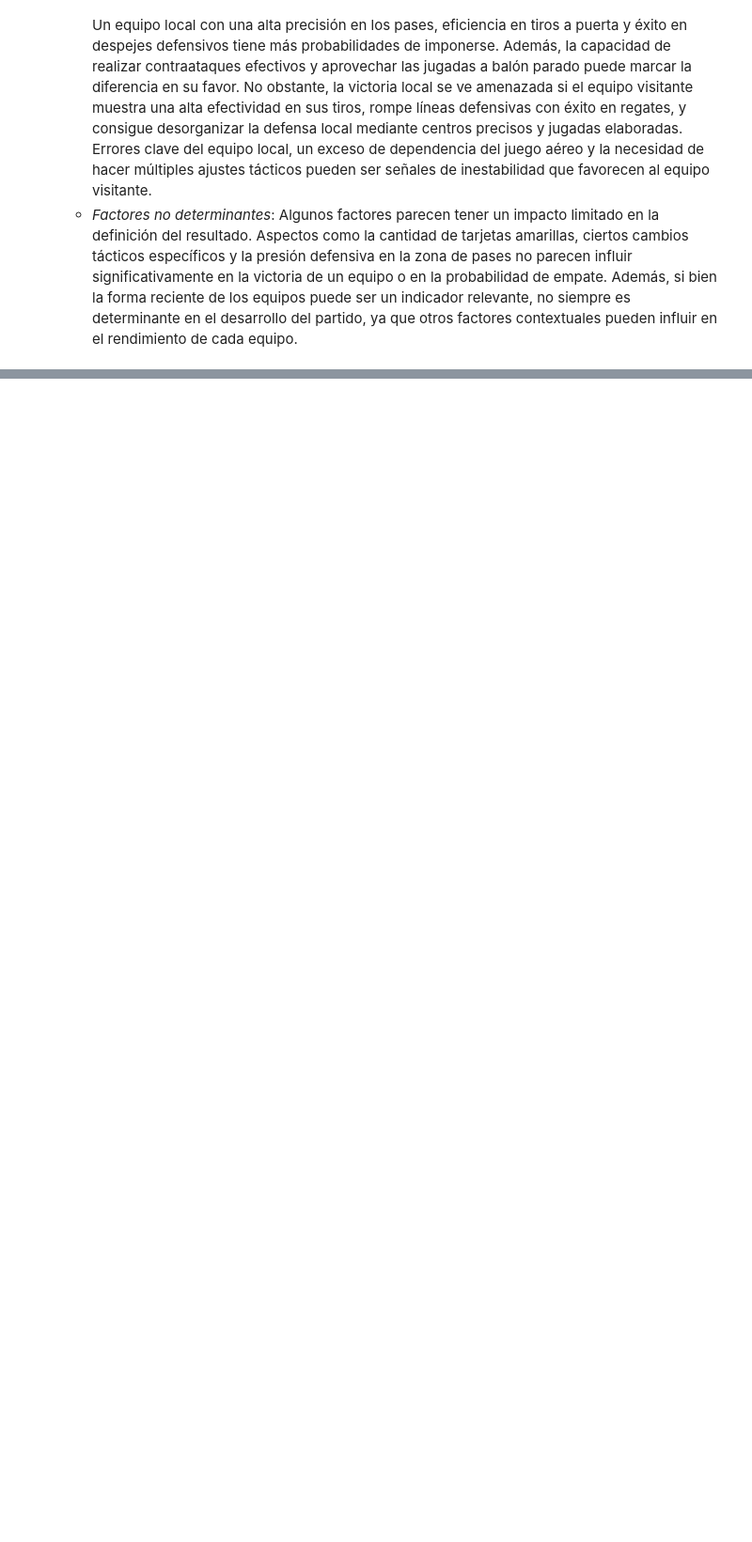
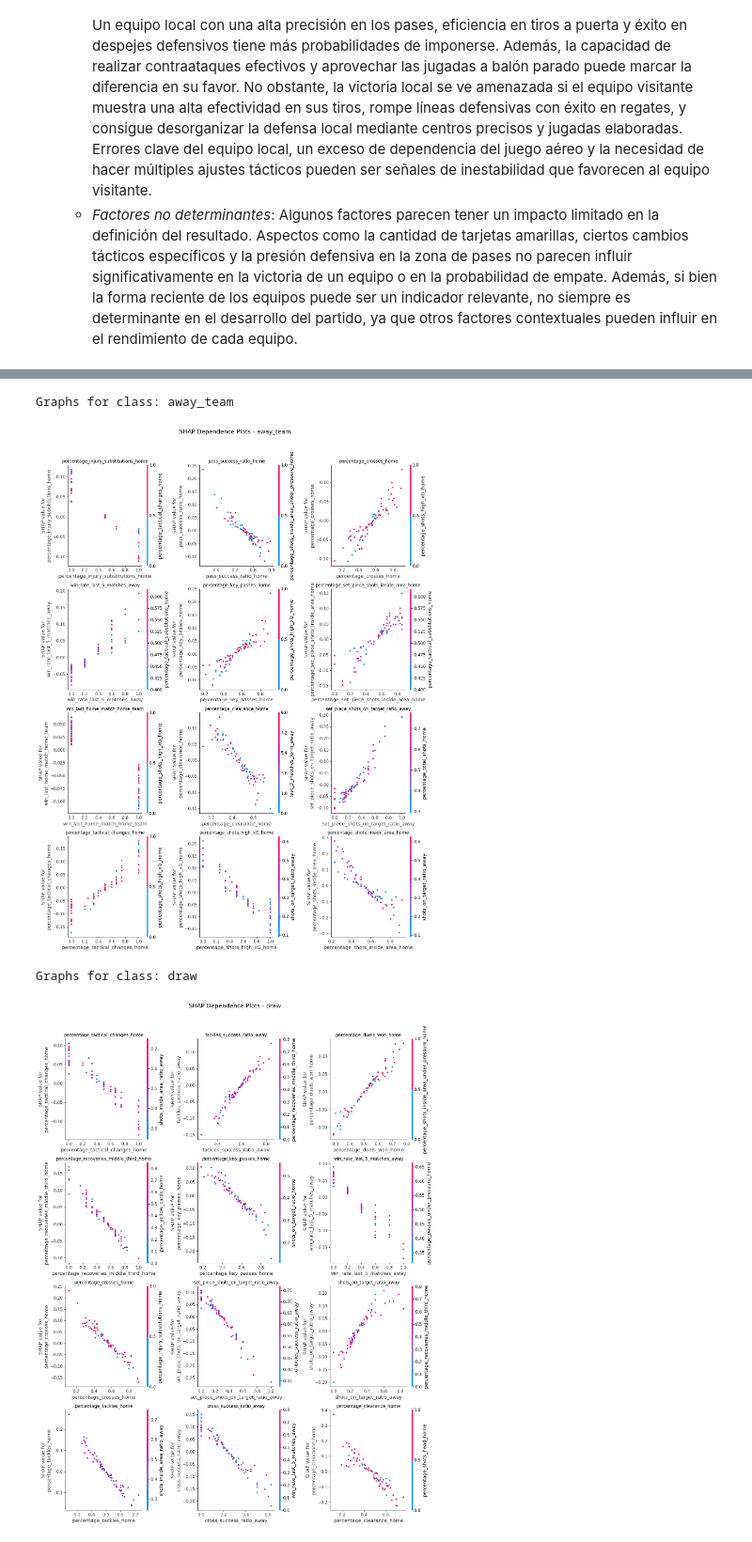
Before and after one commit to Jaime-Linares/DataAnalysis-FootySage, a Jupyter notebook: 2_analysis_SerieA.ipynb, the cells around one changed output, grey strips where cells are left out. Shown at 94% size. Drawn from its saved outputs; the diff is of its cells as text; code cells hidden in the pictures; blank space fills up the shorter version.

Commit message:
[feat] analysis of Serie A dependence plots done

```diff
--- a/2_analysis_SerieA.ipynb
+++ b/2_analysis_SerieA.ipynb
@@ -347,0 +372,9 @@ Vamos a analizar cada uno de los gráficos:
+# %%
+from src.analysis import plot_shap_dependence_plots
+
+plot_shap_dependence_plots(shap_values_SerieA, feature_names_reduced_SerieA, X_test_reduced_orig_SerieA, encoder_SerieA)
+# %% [output]
+Graphs for class: away_team
+[figure, added]
+Graphs for class: draw
+[figure, added]
```
Also changed, not shown: parts of 5 cells of this notebook.
